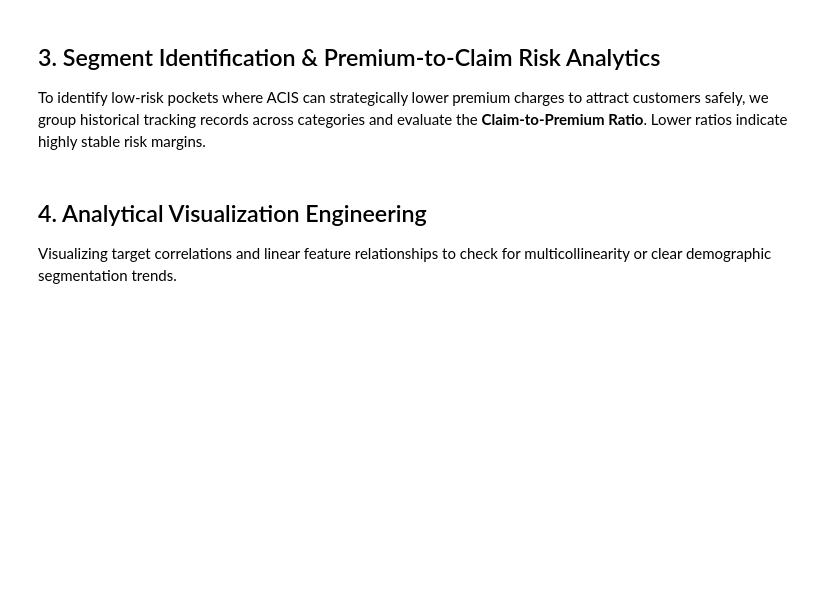
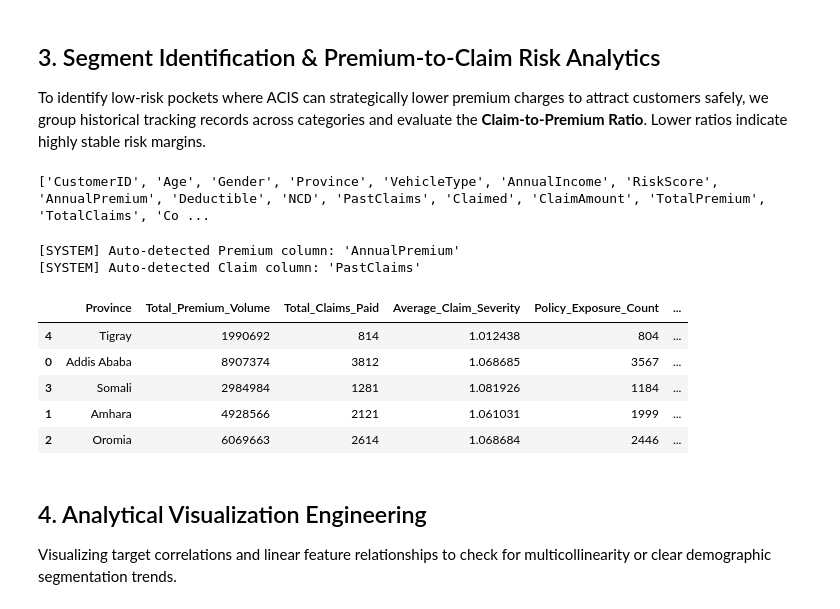
Before and after one commit to Solih06/auto-insurance-risk-analytics, a Jupyter notebook: notebooks/01_exploratory_analysis.ipynb, the cells around one changed output. Cells and saved outputs as stored; diff of their text form; code cells hidden in the pictures; blank space fills up the shorter version.

```diff
--- a/notebooks/01_exploratory_analysis.ipynb
+++ b/notebooks/01_exploratory_analysis.ipynb
@@ -80,27 +114,57 @@ summary_stats
 # %% [markdown]
 ## 3. Segment Identification & Premium-to-Claim Risk Analytics
 To identify low-risk pockets where ACIS can strategically lower premium charges to attract customers safely, we group historical tracking records across categories and evaluate the **Claim-to-Premium Ratio**. Lower ratios indicate highly stable risk margins.
+# %%
+print(df.columns.tolist())
+# %% [output]
+['CustomerID', 'Age', 'Gender', 'Province', 'VehicleType', 'AnnualIncome', 'RiskScore', 'AnnualPremium', 'Deductible', 'NCD', 'PastClaims', 'Claimed', 'ClaimAmount', 'TotalPremium', 'TotalClaims', 'Co ...
 # %%
-def generate_risk_matrix(dataframe, dimension):
+def generate_risk_matrix_dynamic(dataframe, dimension):
     if dimension not in dataframe.columns:
-        print(f"[ABORT] Axis column '{dimension}' is missing from the working schema.")
+        print(f"[ABORT] Axis column '{dimension}' is missing from your dataset columns.")
         return None
 
+    # Automatically scan for column names that sound like Premium or Claim
+    premium_col = [c for c in dataframe.columns if 'premium' in c.lower()]
+    claim_col = [c for c in dataframe.columns if 'claim' in c.lower()]
+
+    if not premium_col or not claim_col:
+        print("\n[ERROR] Could not automatically map column names.")
+        print(f"Your available columns are: {dataframe.columns.tolist()}")
+        return None
+
+    p_name = premium_col[0]
+    c_name = claim_col[0]
+
+    print(f"[SYSTEM] Auto-detected Premium column: '{p_name}'")
+    print(f"[SYSTEM] Auto-detected Claim column: '{c_name}'\n")
+
+    # Run aggregation using the auto-detected columns
     matrix = dataframe.groupby(dimension).agg(
-        Total_Premium_Volume=('TotalPremium', 'sum'),
-        Total_Claims_Paid=('TotalClaim', 'sum'),
-        Average_Claim_Severity=('TotalClaim', 'mean'),
-        Policy_Exposure_Count=('TotalPremium', 'count')
+        Total_Premium_Volume=(p_name, 'sum'),
+        Total_Claims_Paid=(c_name, 'sum'),
+        Average_Claim_Severity=(c_name, 'mean'),
+        Policy_Exposure_Count=(dimension, 'count')
     ).reset_index()
 
-    # Primary evaluation ratio: Total Claims divided by Total Premiums
     matrix['Claim_to_Premium_Ratio'] = matrix['Total_Claims_Paid'] / matrix['Total_Premium_Volume']
     return matrix.sort_values(by='Claim_to_Premium_Ratio', ascending=True)
 
-print("--- Geographic Segment Performance Profile (Sorted by Target Opportunity) ---")
-if 'Province' in df.columns:
-    geo_profile = generate_risk_matrix(df, 'Province')
+# Detect your location/geography column dynamically
+geo_column = [c for c in df.columns if c.lower() in ['province', 'region', 'state', 'location']][0]
+
+geo_profile = generate_risk_matrix_dynamic(df, geo_column)
+if geo_profile is not None:
     display(geo_profile)
+# %% [output]
+[SYSTEM] Auto-detected Premium column: 'AnnualPremium'
+[SYSTEM] Auto-detected Claim column: 'PastClaims'
+|  | Province | Total_Premium_Volume | Total_Claims_Paid | Average_Claim_Severity | Policy_Exposure_Count | ... |
+| 4 | Tigray | 1990692 | 814 | 1.012438 | 804 | ... |
+| 0 | Addis Ababa | 8907374 | 3812 | 1.068685 | 3567 | ... |
+| 3 | Somali | 2984984 | 1281 | 1.081926 | 1184 | ... |
+| 1 | Amhara | 4928566 | 2121 | 1.061031 | 1999 | ... |
+| 2 | Oromia | 6069663 | 2614 | 1.068684 | 2446 | ... |
 # %% [markdown]
 ## 4. Analytical Visualization Engineering
 Visualizing target correlations and linear feature relationships to check for multicollinearity or clear demographic segmentation trends.
```
Also changed, not shown: parts of 7 cells of this notebook.
